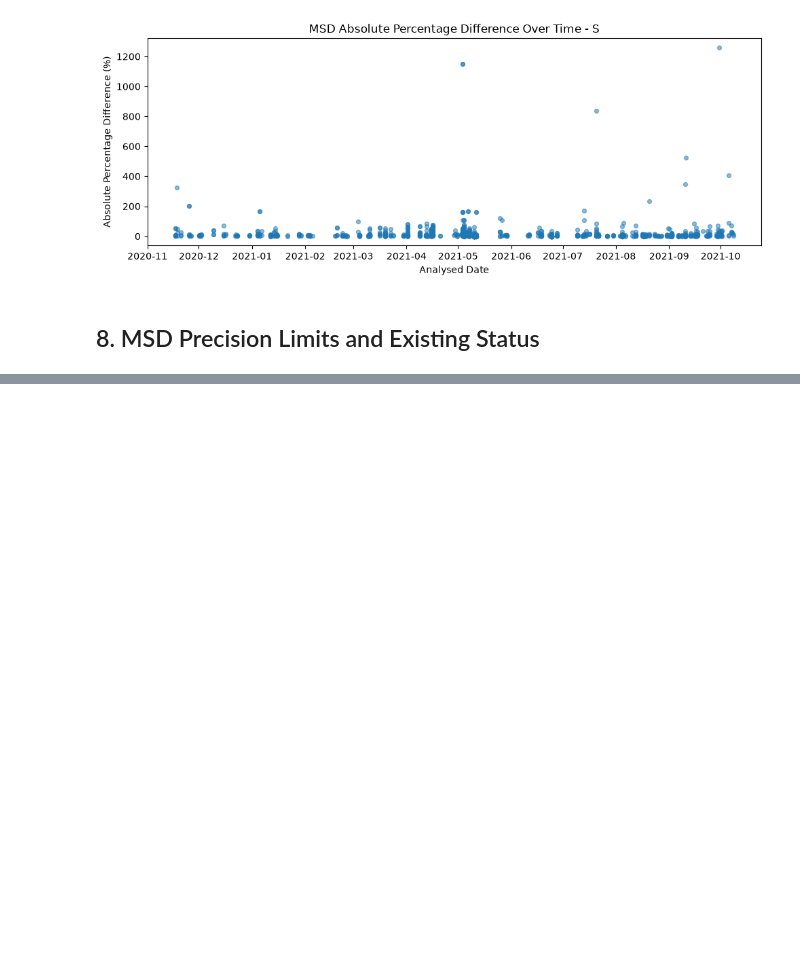
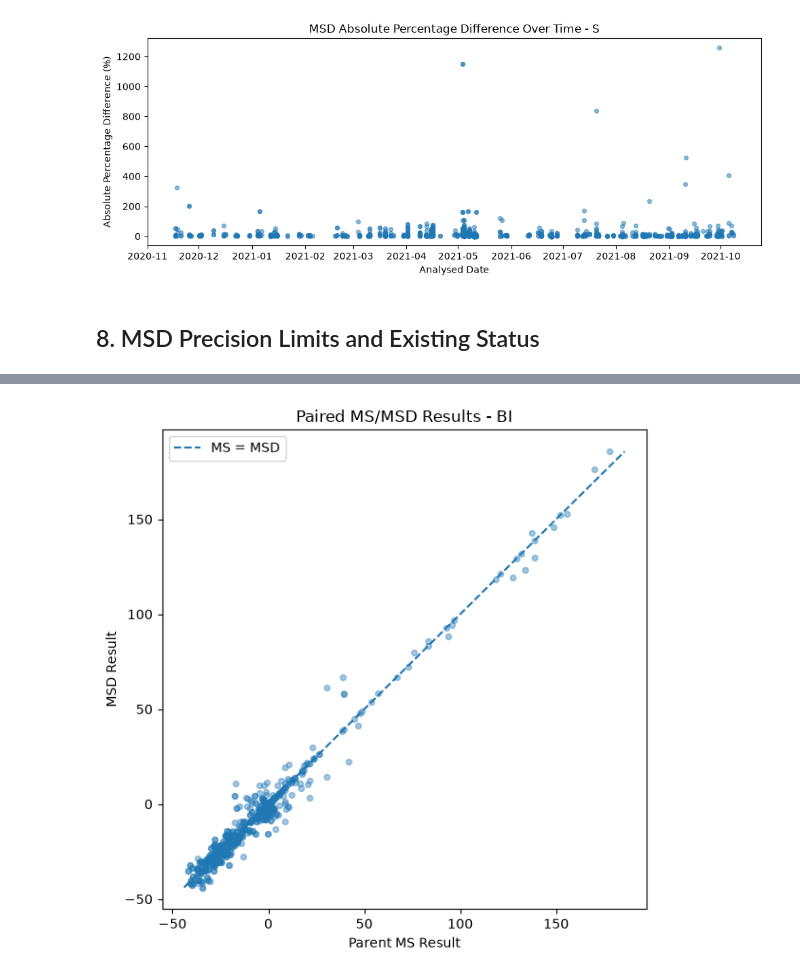
Before and after one commit to Jettiz/QUT-Capstone-Team-32-Datamine-QC-Quality-Control, a Jupyter notebook: notebooks/MSD_data_exploration.ipynb, the cells around one changed output, grey strips where cells are left out. Saved outputs shown, nothing was run; the diff lists cells and outputs as text; code cells hidden in the pictures; blank space fills up the shorter version.

```diff
--- a/notebooks/MSD_data_exploration.ipynb
+++ b/notebooks/MSD_data_exploration.ipynb
@@ -537,0 +755,86 @@ for analyte in top_analytes:
+# %%
+# Prepare paired MS/MSD result data
+
+paired_data = msd[
+    [
+        "ANALYTE_CODE",
+        "NUMERIC_FINAL_VALUE",
+        "PARENT_NUMERIC_FINAL_VALUE",
+        "AbsDiff",
+        "Abs%Diff"
+    ]
+].dropna(
+    subset=[
+        "ANALYTE_CODE",
+        "NUMERIC_FINAL_VALUE",
+        "PARENT_NUMERIC_FINAL_VALUE"
+    ]
+).copy()
+
+# Focus on analytes with the most paired observations
+top_analytes = (
+    paired_data["ANALYTE_CODE"]
+    .value_counts()
+    .head(10)
+    .index
+)
+
+for analyte in top_analytes:
+
+    analyte_data = paired_data[
+        paired_data["ANALYTE_CODE"] == analyte
+    ].copy()
+
+    # Restrict displayed range only for visual clarity
+    x_low = analyte_data["PARENT_NUMERIC_FINAL_VALUE"].quantile(0.01)
+    x_high = analyte_data["PARENT_NUMERIC_FINAL_VALUE"].quantile(0.99)
+
+    y_low = analyte_data["NUMERIC_FINAL_VALUE"].quantile(0.01)
+    y_high = analyte_data["NUMERIC_FINAL_VALUE"].quantile(0.99)
+
+    plot_data = analyte_data[
+        (analyte_data["PARENT_NUMERIC_FINAL_VALUE"] >= x_low) &
+        (analyte_data["PARENT_NUMERIC_FINAL_VALUE"] <= x_high) &
+        (analyte_data["NUMERIC_FINAL_VALUE"] >= y_low) &
+        (analyte_data["NUMERIC_FINAL_VALUE"] <= y_high)
+    ]
+
+    plt.figure(figsize=(6, 6))
+
+    plt.scatter(
+        plot_data["PARENT_NUMERIC_FINAL_VALUE"],
+        plot_data["NUMERIC_FINAL_VALUE"],
+        alpha=0.4,
+        s=18
+    )
+
+    # 1:1 reference line representing equal MS and MSD results
+    line_min = min(
+        plot_data["PARENT_NUMERIC_FINAL_VALUE"].min(),
+        plot_data["NUMERIC_FINAL_VALUE"].min()
+    )
+
+    line_max = max(
+        plot_data["PARENT_NUMERIC_FINAL_VALUE"].max(),
+        plot_data["NUMERIC_FINAL_VALUE"].max()
+    )
+
+    plt.plot(
+        [line_min, line_max],
+        [line_min, line_max],
+        linestyle="--",
+        label="MS = MSD"
+    )
+
+    plt.title(
+        f"Paired MS/MSD Results - {analyte}"
+    )
+
+    plt.xlabel("Parent MS Result")
+    plt.ylabel("MSD Result")
+
+    plt.legend()
+    plt.tight_layout()
+    plt.show()
+# %% [output]
+[figure, added]
```
Also changed, not shown: parts of 19 cells of this notebook.
